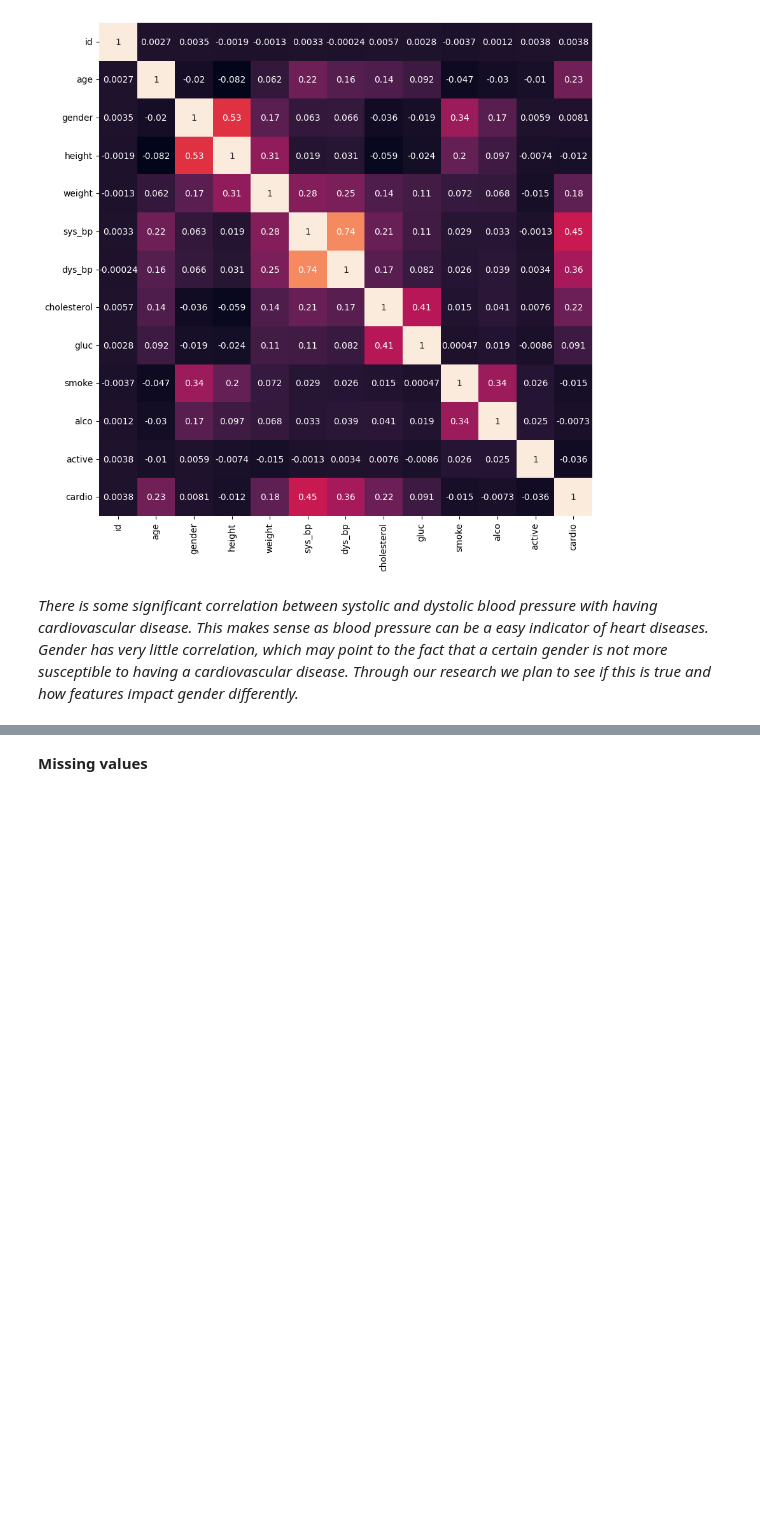
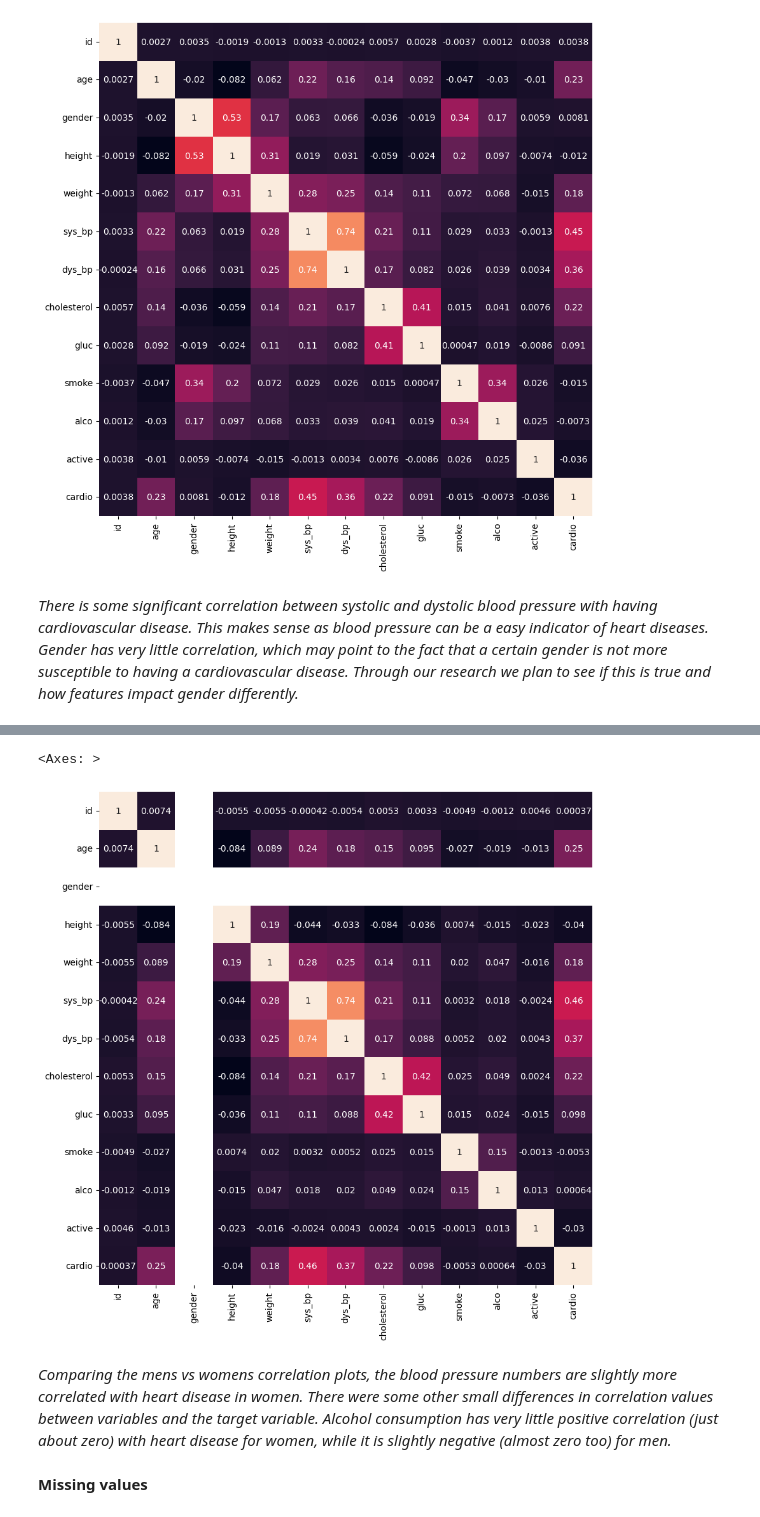
Before and after one commit to bradymiller2310/DS340_Project, a Jupyter notebook: Copy of Siamese.ipynb, the cells around one changed output, grey strips where cells are left out. Saved outputs shown, nothing was run; the diff lists cells and outputs as text; code cells hidden in the pictures; blank space fills up the shorter version.

```diff
--- a/Copy of Siamese.ipynb
+++ b/Copy of Siamese.ipynb
@@ -157,3 +206,13 @@ sns.heatmap(corr, square = True, cbar = False, annot = True)
+# %%
+corr = df_women.corr(method = 'spearman')
+
+plt.figure(figsize = (10, 16))
+sns.heatmap(corr, square = True, cbar = False, annot = True)
+# %% [output]
+<Axes: >
+[figure, added]
+# %% [markdown]
+*Comparing the mens vs womens correlation plots, the blood pressure numbers are slightly more correlated with heart disease in women. There were some other small differences in correlation values between variables and the target variable. Alcohol consumption has very little positive correlation (just about zero) with heart disease for women, while it is slightly negative (almost zero too) for men.*
 # %% [markdown]
 **Missing values**
 # %%
```
Also changed, not shown: parts of 45 cells of this notebook.
